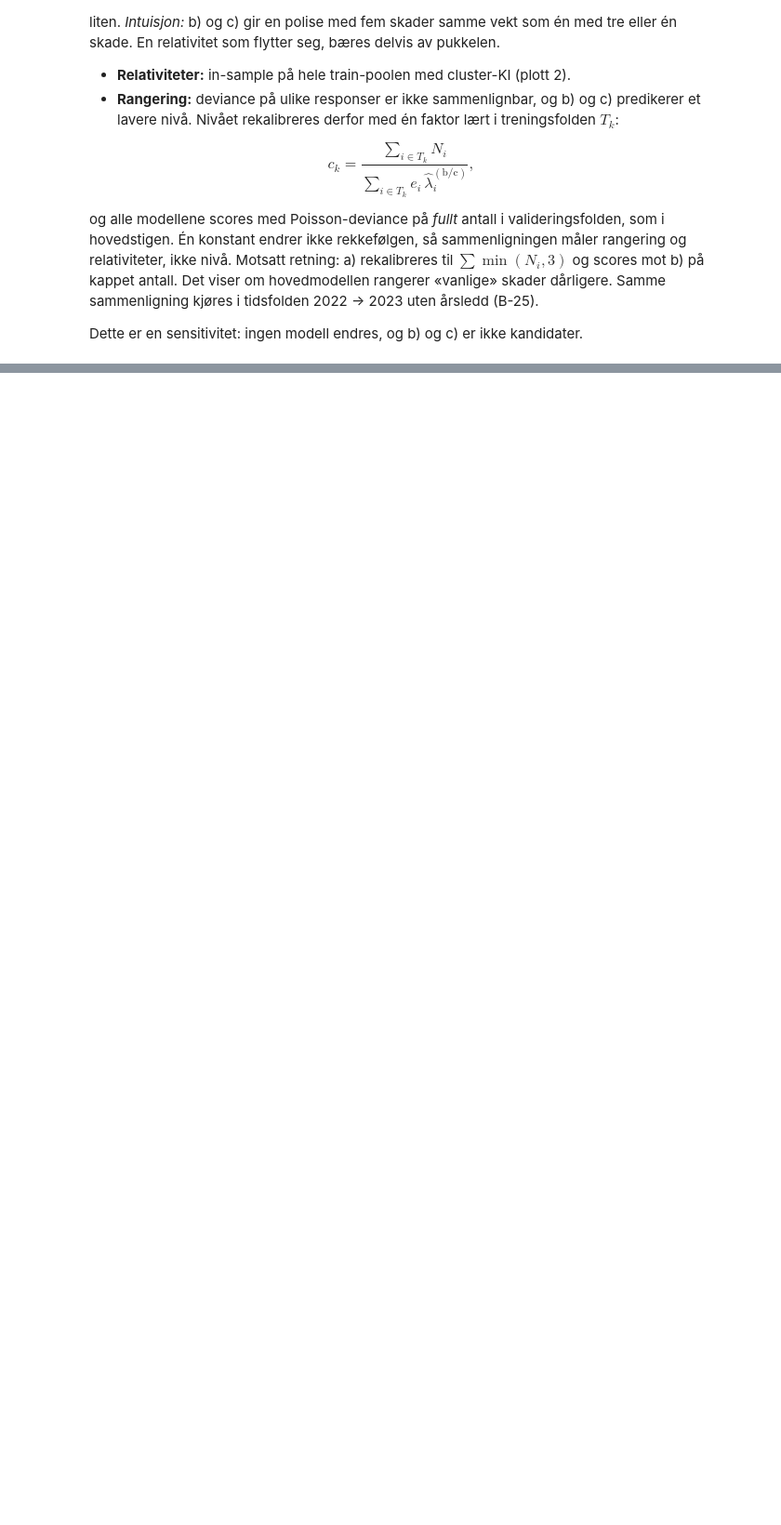
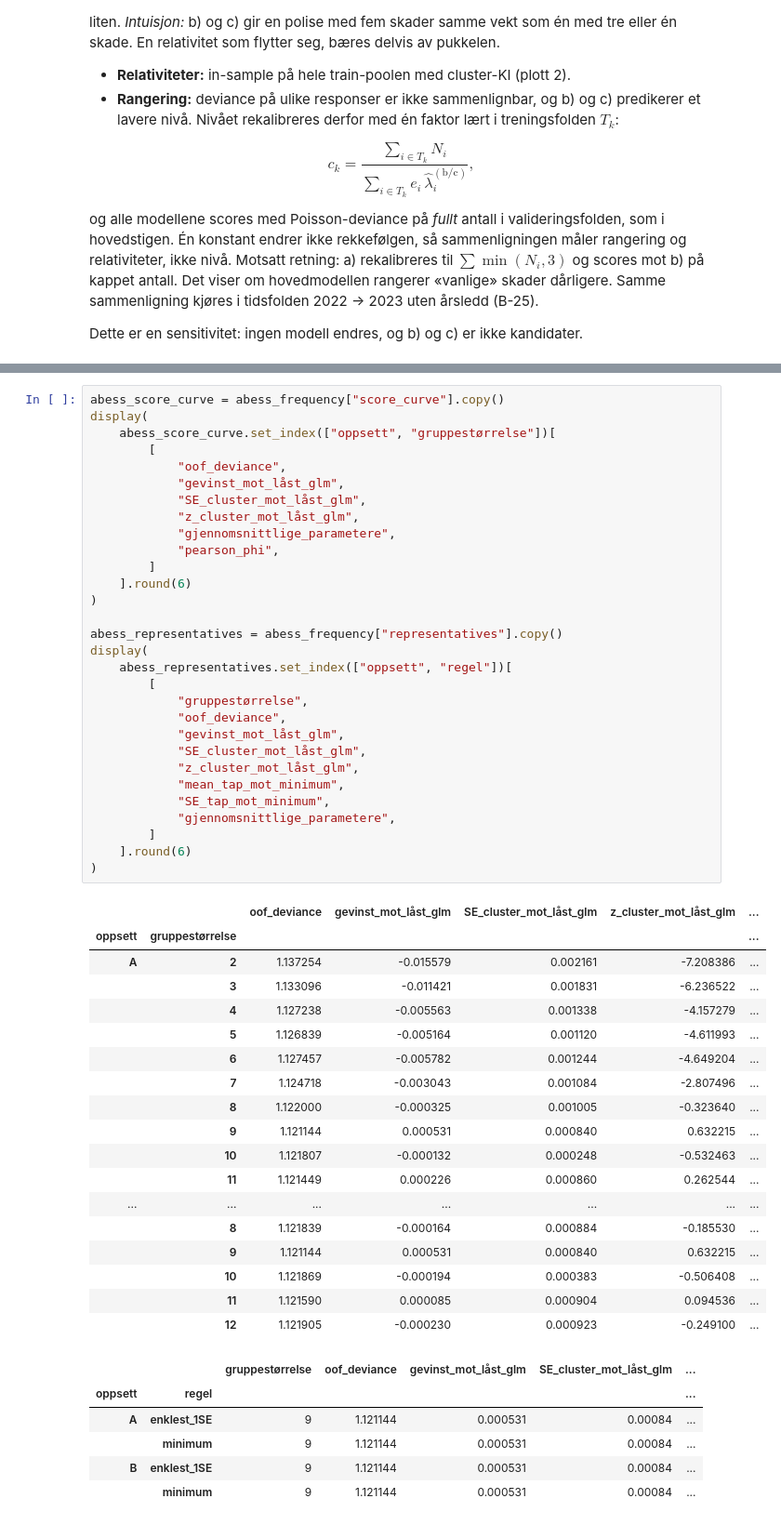
Before and after one commit to MarkusBjerkaas/Motor-Insurance-GLM-ML, a Jupyter notebook: glm_pricing_models.ipynb, the cells around one changed output, grey strips where cells are left out. Shown at 93% size. Drawn from its saved outputs; the diff is of its cells as text; blank space fills up the shorter version.

```diff
--- a/glm_pricing_models.ipynb
+++ b/glm_pricing_models.ipynb
@@ -3801,0 +3848,55 @@ fullt antall mot kappet ved 3, scoret på kappet ved 3 (gevinst > 0: kandidat be
+# %%
+abess_score_curve = abess_frequency["score_curve"].copy()
+display(
+    abess_score_curve.set_index(["oppsett", "gruppestørrelse"])[
+        [
+            "oof_deviance",
+            "gevinst_mot_låst_glm",
+            "SE_cluster_mot_låst_glm",
+            "z_cluster_mot_låst_glm",
+            "gjennomsnittlige_parametere",
+            "pearson_phi",
+        ]
+    ].round(6)
+)
+
+abess_representatives = abess_frequency["representatives"].copy()
+display(
+    abess_representatives.set_index(["oppsett", "regel"])[
+        [
+            "gruppestørrelse",
+            "oof_deviance",
+            "gevinst_mot_låst_glm",
+            "SE_cluster_mot_låst_glm",
+            "z_cluster_mot_låst_glm",
+            "mean_tap_mot_minimum",
+            "SE_tap_mot_minimum",
+            "gjennomsnittlige_parametere",
+        ]
+    ].round(6)
+)
+# %% [output]
+|  |  | oof_deviance | gevinst_mot_låst_glm | SE_cluster_mot_låst_glm | z_cluster_mot_låst_glm | ... |
+| oppsett | gruppestørrelse |  |  |  |  | ... |
+| A | 2 | 1.137254 | -0.015579 | 0.002161 | -7.208386 | ... |
+|  | 3 | 1.133096 | -0.011421 | 0.001831 | -6.236522 | ... |
+|  | 4 | 1.127238 | -0.005563 | 0.001338 | -4.157279 | ... |
+|  | 5 | 1.126839 | -0.005164 | 0.001120 | -4.611993 | ... |
+|  | 6 | 1.127457 | -0.005782 | 0.001244 | -4.649204 | ... |
+|  | 7 | 1.124718 | -0.003043 | 0.001084 | -2.807496 | ... |
+|  | 8 | 1.122000 | -0.000325 | 0.001005 | -0.323640 | ... |
+|  | 9 | 1.121144 | 0.000531 | 0.000840 | 0.632215 | ... |
+|  | 10 | 1.121807 | -0.000132 | 0.000248 | -0.532463 | ... |
+|  | 11 | 1.121449 | 0.000226 | 0.000860 | 0.262544 | ... |
+| ... | ... | ... | ... | ... | ... | ... |
+|  | 8 | 1.121839 | -0.000164 | 0.000884 | -0.185530 | ... |
+|  | 9 | 1.121144 | 0.000531 | 0.000840 | 0.632215 | ... |
+|  | 10 | 1.121869 | -0.000194 | 0.000383 | -0.506408 | ... |
+|  | 11 | 1.121590 | 0.000085 | 0.000904 | 0.094536 | ... |
+|  | 12 | 1.121905 | -0.000230 | 0.000923 | -0.249100 | ... |
+|  |  | gruppestørrelse | oof_deviance | gevinst_mot_låst_glm | SE_cluster_mot_låst_glm | ... |
+| oppsett | regel |  |  |  |  | ... |
+| A | enklest_1SE | 9 | 1.121144 | 0.000531 | 0.00084 | ... |
+|  | minimum | 9 | 1.121144 | 0.000531 | 0.00084 | ... |
+| B | enklest_1SE | 9 | 1.121144 | 0.000531 | 0.00084 | ... |
+|  | minimum | 9 | 1.121144 | 0.000531 | 0.00084 | ... |
```
Also changed, not shown: parts of 11 cells of this notebook, 1 other file.
